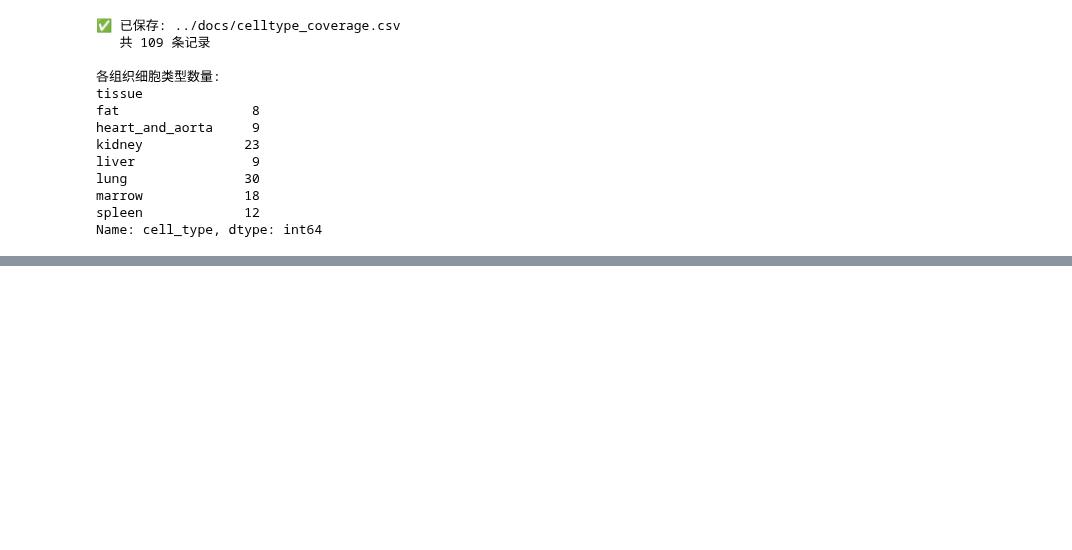
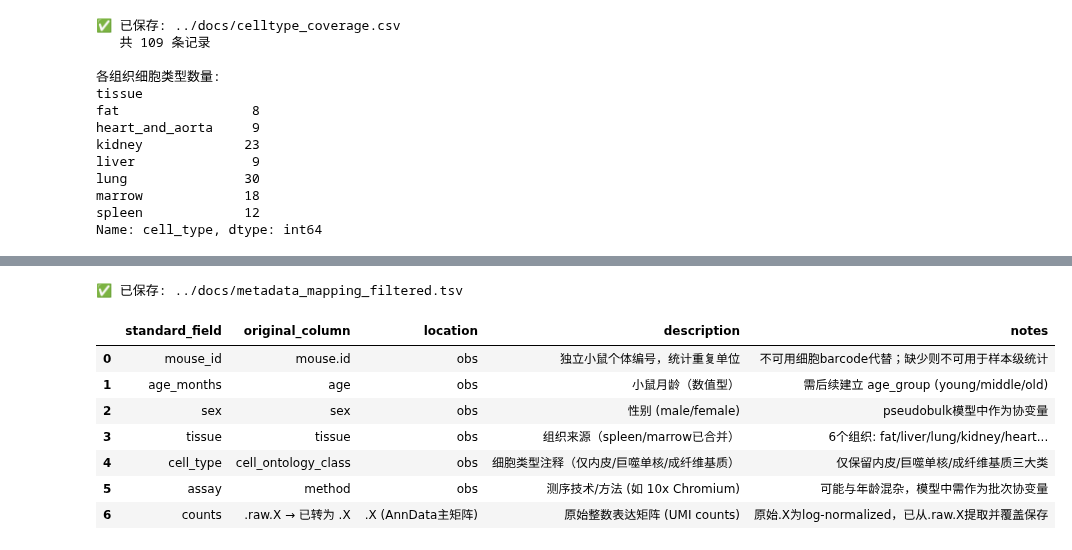
Before and after one commit to baoluwei7-lang/-, a Jupyter notebook: notebooks/Untitled-1.ipynb, the cells around one changed output, grey strips where cells are left out. Drawn from its saved outputs; the diff is of its cells as text; code cells hidden in the pictures; blank space fills up the shorter version.

```diff
--- a/notebooks/Untitled-1.ipynb
+++ b/notebooks/Untitled-1.ipynb
@@ -708,0 +1081,50 @@ Name: cell_type, dtype: int64
+# %%
+# ============================================================
+# Cell: 生成 metadata_mapping_filtered.tsv
+# ============================================================
+mapping_records = []
+for std_name, actual_col in FIELD_MAPPING.items():
+    mapping_records.append({
+        "standard_field": std_name,
+        "original_column": actual_col,
+        "location": "obs",
+        "description": {
+            "mouse_id": "独立小鼠个体编号，统计重复单位",
+            "age_months": "小鼠月龄（数值型）",
+            "sex": "性别 (male/female)",
+            "tissue": "组织来源（spleen/marrow已合并）",
+            "cell_type": "细胞类型注释（仅内皮/巨噬单核/成纤维基质）",
+            "assay": "测序技术/方法 (如 10x Chromium)",
+        }[std_name],
+        "notes": {
+            "mouse_id": "不可用细胞barcode代替；缺少则不可用于样本级统计",
+            "age_months": "需后续建立 age_group (young/middle/old)",
+            "sex": "pseudobulk模型中作为协变量",
+            "tissue": "6个组织: fat/liver/lung/kidney/heart_and_aorta/spleen_marrow",
+            "cell_type": "仅保留内皮/巨噬单核/成纤维基质三大类",
+            "assay": "可能与年龄混杂，模型中需作为批次协变量",
+        }[std_name],
+    })
+
+mapping_records.append({
+    "standard_field": "counts",
+    "original_column": ".raw.X → 已转为 .X",
+    "location": ".X (AnnData主矩阵)",
+    "description": "原始整数表达矩阵 (UMI counts)",
+    "notes": "原始.X为log-normalized，已从.raw.X提取并覆盖保存",
+})
+
+df_mapping = pd.DataFrame(mapping_records)
+df_mapping.to_csv("../docs/metadata_mapping_filtered.tsv", sep="\t", index=False)
+print("✅ 已保存: ../docs/metadata_mapping_filtered.tsv")
+df_mapping
+# %% [output]
+✅ 已保存: ../docs/metadata_mapping_filtered.tsv
+|  | standard_field | original_column | location | description | notes |
+| 0 | mouse_id | mouse.id | obs | 独立小鼠个体编号，统计重复单位 | 不可用细胞barcode代替；缺少则不可用于样本级统计 |
+| 1 | age_months | age | obs | 小鼠月龄（数值型） | 需后续建立 age_group (young/middle/old) |
+| 2 | sex | sex | obs | 性别 (male/female) | pseudobulk模型中作为协变量 |
+| 3 | tissue | tissue | obs | 组织来源（spleen/marrow已合并） | 6个组织: fat/liver/lung/kidney/heart... |
+| 4 | cell_type | cell_ontology_class | obs | 细胞类型注释（仅内皮/巨噬单核/成纤维基质） | 仅保留内皮/巨噬单核/成纤维基质三大类 |
+| 5 | assay | method | obs | 测序技术/方法 (如 10x Chromium) | 可能与年龄混杂，模型中需作为批次协变量 |
+| 6 | counts | .raw.X → 已转为 .X | .X (AnnData主矩阵) | 原始整数表达矩阵 (UMI counts) | 原始.X为log-normalized，已从.raw.X提取并覆盖保存 |
```
Also changed, not shown: parts of 15 cells of this notebook.
